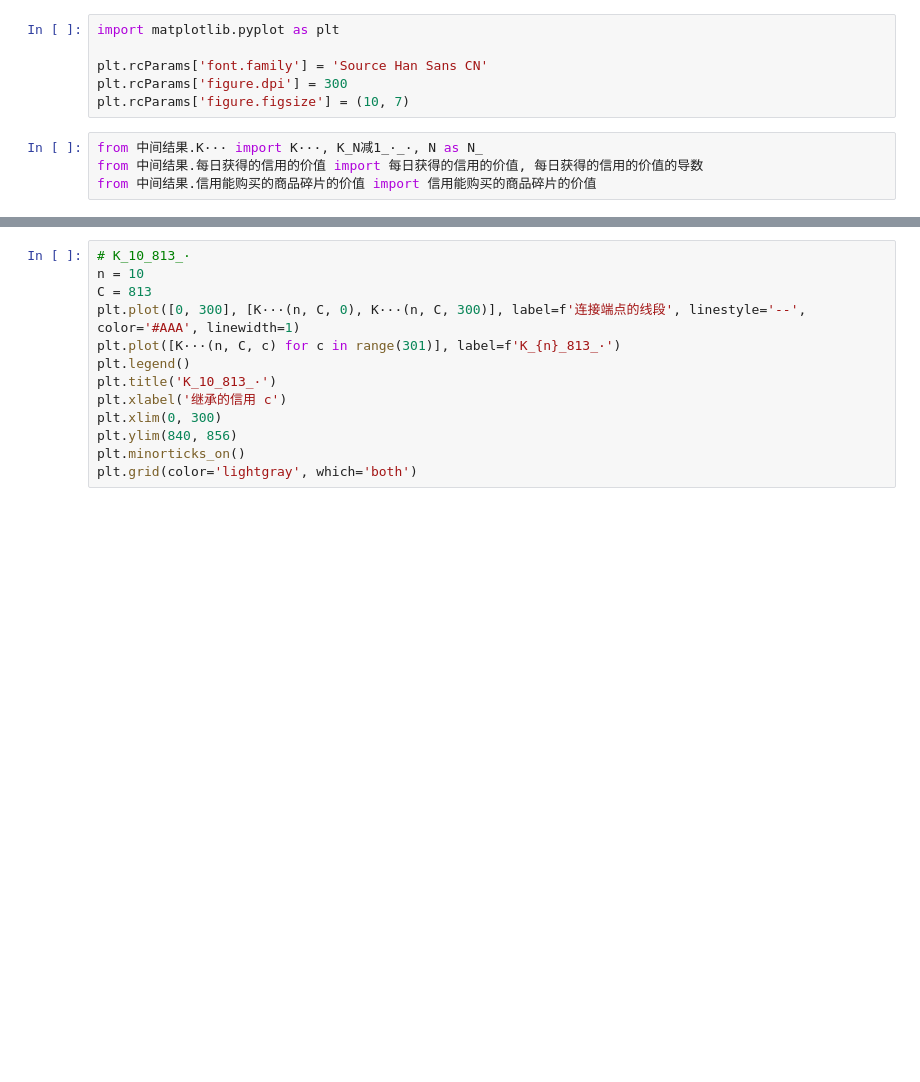
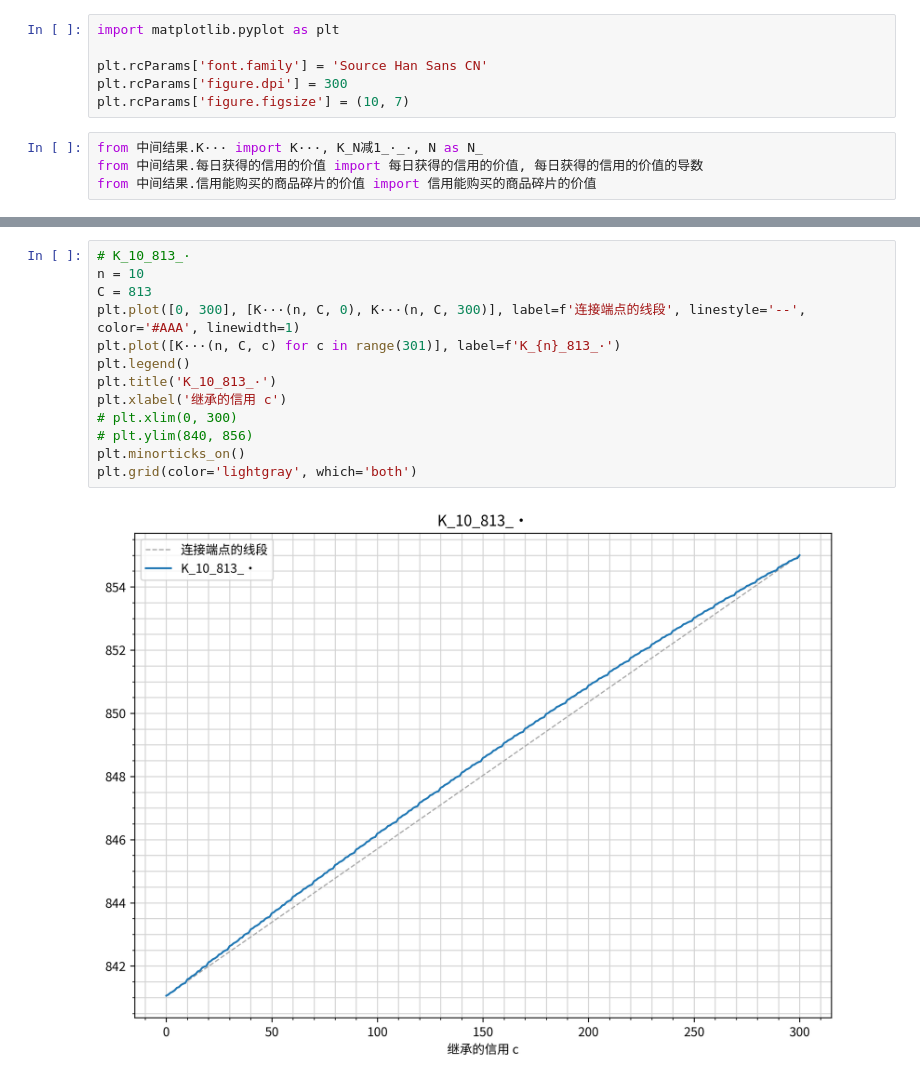
Before and after one commit to BiologyHazard/credit-store-optimizer, a Jupyter notebook: 绘制图表.ipynb, the cells around one changed output, grey strips where cells are left out. Saved outputs shown, nothing was run; the diff lists cells and outputs as text; blank space fills up the shorter version.

```diff
--- a/绘制图表.ipynb
+++ b/绘制图表.ipynb
@@ -21,16 +23,18 @@ plt.grid(color='lightgray', which='both')
 # %%
 # K_10_813_·
 n = 10
 C = 813
 plt.plot([0, 300], [K···(n, C, 0), K···(n, C, 300)], label=f'连接端点的线段', linestyle='--', color='#AAA', linewidth=1)
 plt.plot([K···(n, C, c) for c in range(301)], label=f'K_{n}_813_·')
 plt.legend()
 plt.title('K_10_813_·')
 plt.xlabel('继承的信用 c')
-plt.xlim(0, 300)
-plt.ylim(840, 856)
+# plt.xlim(0, 300)
+# plt.ylim(840, 856)
 plt.minorticks_on()
 plt.grid(color='lightgray', which='both')
+# %% [output]
+[figure, added]
 # %%
 # 标准化的 K_·_813_·
 C = 813
```
Also changed, not shown: parts of 10 cells of this notebook.
